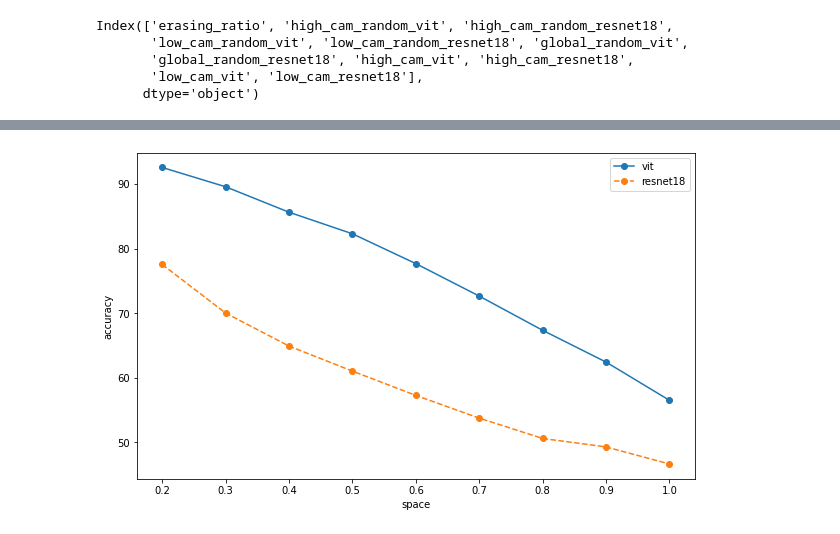
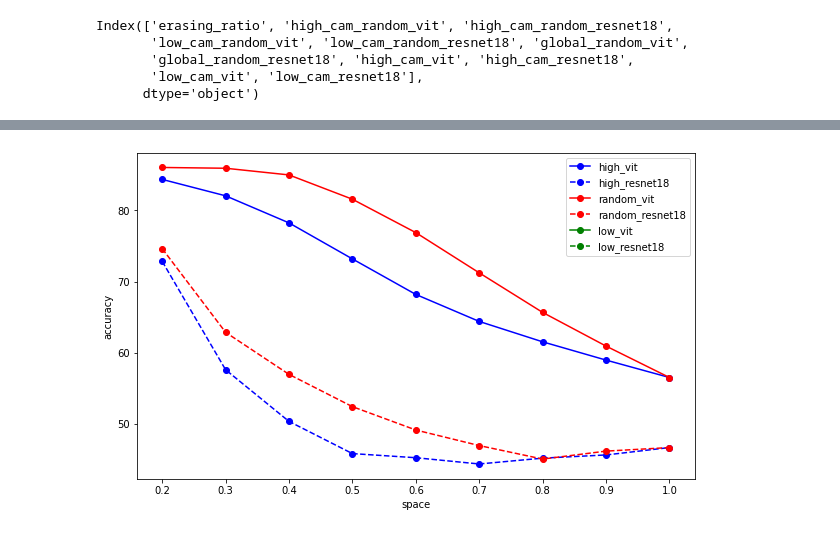
Before and after one commit to 1zeryu/GenInDL, a Jupyter notebook: plot.ipynb, the cells around one changed output, grey strips where cells are left out. Drawn from its saved outputs; the diff is of its cells as text; code cells hidden in the pictures.

```diff
--- a/plot.ipynb
+++ b/plot.ipynb
@@ -119,17 +121,29 @@ Index(['space', 'vit', 'resnet18'], dtype='object')
 # %%
-# get the data of each colomn
+# get the data of each colomn odf df2
 space = df2['space']
-vit = df2['vit']
-resnet18 = df2['resnet18']
+high_vit = df2['high_vit']
+high_resnet18 = df2['high_resnet18']
+random_vit = df2['random_vit']
+random_resnet18 = df2['random_resnet18']
+low_vit = df2['low_vit']
+low_resnet18 = df2['low_resnet18']
 
-# plot the figure that x axis is the space and y axis is the accuracy of vit and resnet18
+# plot the figure with x axis is eraisng_ratio and y axis is accuracy, you should plot the figure of vit and resnet18 with different erasing ratio, and the VIT model uses a solid line and the RESNet 18 uses a dashed line
+# you can just use there color for each process high, random, low
 import matplotlib.pyplot as plt
 plt.figure(figsize=(10, 6))
-plt.plot(space, vit, label='vit', marker='o')
-plt.plot(space, resnet18, label='resnet18', linestyle='--', marker='o')
+# high vit and high resnet18 with same color
+plt.plot(space, high_vit, label='high_vit', marker='o', color='blue')
+plt.plot(space, high_resnet18, label='high_resnet18', linestyle='--', marker='o', color='blue')
+# random vit and random resnet18 with same color
+plt.plot(space, random_vit, label='random_vit', marker='o', color='red')
+plt.plot(space, random_resnet18, label='random_resnet18', linestyle='--', marker='o', color='red')
+# low vit and low resnet18 with same color
+plt.plot(space, low_vit, label='low_vit', marker='o', color='green')
+plt.plot(space, low_resnet18, label='low_resnet18', linestyle='--', marker='o', color='green')
 plt.xlabel('space')
 plt.ylabel('accuracy')
 plt.legend(loc='best')
 plt.show()
 # %% [output]
-[figure, old version]
+[figure, new version]
```
Also changed, not shown: parts of 2 cells of this notebook, 2 other files.
